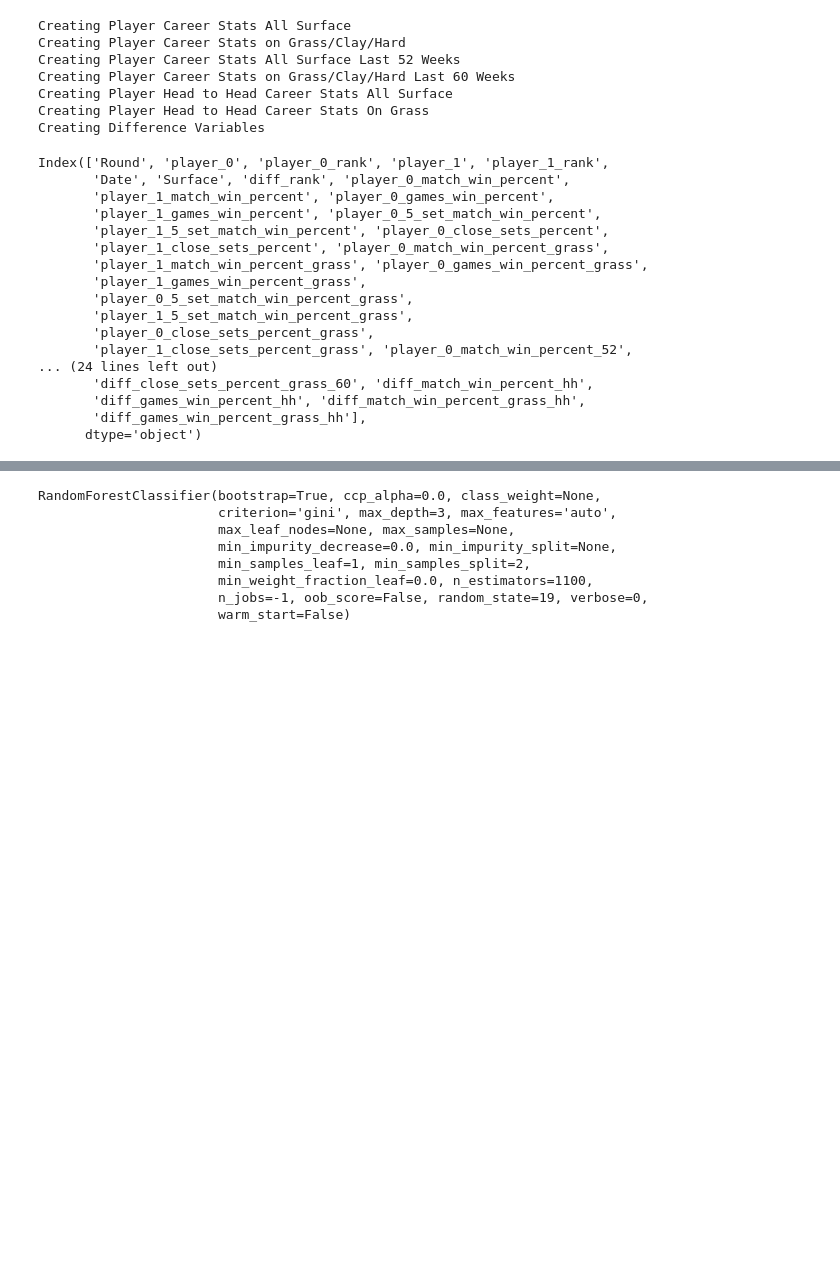
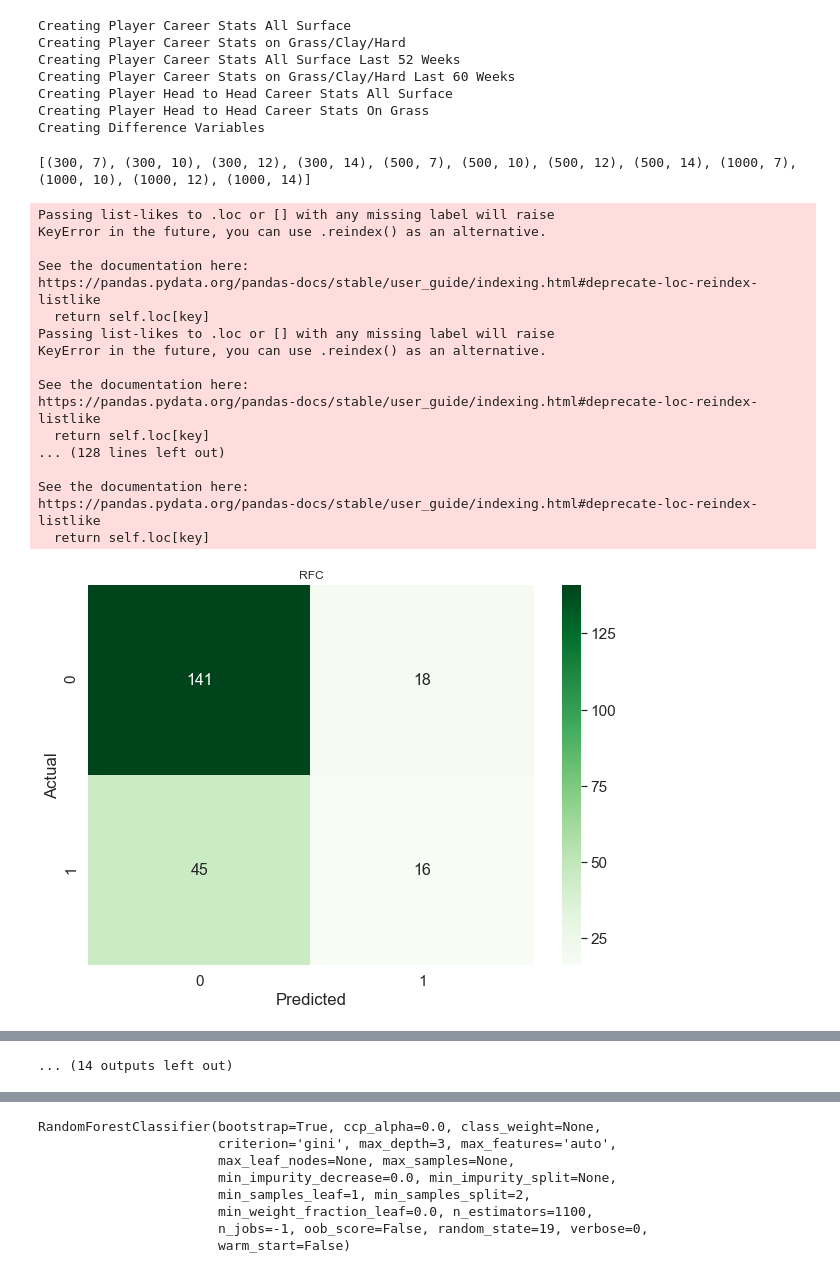
Before and after one commit to augiege/PHP2550, a Jupyter notebook: rf_wimby.ipynb, the cells around one changed output, grey strips where cells are left out. Drawn from its saved outputs; the diff is of its cells as text; code cells hidden in the pictures; blank space fills up the shorter version.

Commit message:
Outputs model results

```diff
--- a/rf_wimby.ipynb
+++ b/rf_wimby.ipynb
@@ -7,6 +7,7 @@ from sklearn.ensemble import RandomForestClassifier
 from sklearn.metrics import *
 import xgboost as xgb
 import matplotlib.pyplot as plt
+plt.rcParams["figure.figsize"] = (25,10)
 import seaborn as sns
 from ipynb.fs.full.Performance_Utilities import calculate_optimal_threshold, print_metrics
 from utils.create_features_utils import *
@@ -68,23 +69,42 @@ Creating Player Career Stats on Grass/Clay/Hard Last 60 Weeks
 Creating Player Head to Head Career Stats All Surface
 Creating Player Head to Head Career Stats On Grass
 Creating Difference Variables
-# %%
-wimby_2019.columns
-# %% [output]
-Index(['Round', 'player_0', 'player_0_rank', 'player_1', 'player_1_rank',
-       'Date', 'Surface', 'diff_rank', 'player_0_match_win_percent',
-       'player_1_match_win_percent', 'player_0_games_win_percent',
-       'player_1_games_win_percent', 'player_0_5_set_match_win_percent',
-       'player_1_5_set_match_win_percent', 'player_0_close_sets_percent',
-       'player_1_close_sets_percent', 'player_0_match_win_percent_grass',
-       'player_1_match_win_percent_grass', 'player_0_games_win_percent_grass',
-       'player_1_games_win_percent_grass',
-       'player_0_5_set_match_win_percent_grass',
-       'player_1_5_set_match_win_percent_grass',
-       'player_0_close_sets_percent_grass',
-       'player_1_close_sets_percent_grass', 'player_0_match_win_percent_52',
-... (24 lines left out)
-       'diff_close_sets_percent_grass_60', 'diff_match_win_percent_hh',
-       'diff_games_win_percent_hh', 'diff_match_win_percent_grass_hh',
-       'diff_games_win_percent_grass_hh'],
-      dtype='object')
+# %%
+n_estimators = [300, 500, 1000]
+max_depth = [7, 10, 12, 14]
+params = [(x, y) for x in n_estimators for y in max_depth]
+print(params)
+auc_ls = []
+f1_ls = []
+
+# # Random Forest
+# rfc = RandomForestClassifier(n_estimators=1100, max_depth = 3, random_state=19, n_jobs=-1)
+# rfc.fit(X_train, y_train)
+
+for i in params:
+    rfc = RandomForestClassifier(n_estimators = i[0], max_depth = i[1])
+    rfc.fit(X_train, y_train)
+    auc = print_metrics(X_test, y_test, rfc, "RFC")[2]
+    f1 = print_metrics(X_test, y_test, rfc, "RFC")[3]
+    auc_ls.append(auc)
+    f1_ls.append(f1)
+# %% [output]
+[(300, 7), (300, 10), (300, 12), (300, 14), (500, 7), (500, 10), (500, 12), (500, 14), (1000, 7), (1000, 10), (1000, 12), (1000, 14)]
+Passing list-likes to .loc or [] with any missing label will raise
+KeyError in the future, you can use .reindex() as an alternative.
+
+See the documentation here:
+https://pandas.pydata.org/pandas-docs/stable/user_guide/indexing.html#deprecate-loc-reindex-listlike
+  return self.loc[key]
+Passing list-likes to .loc or [] with any missing label will raise
+KeyError in the future, you can use .reindex() as an alternative.
+
+See the documentation here:
+https://pandas.pydata.org/pandas-docs/stable/user_guide/indexing.html#deprecate-loc-reindex-listlike
+  return self.loc[key]
+... (128 lines left out)
+
+See the documentation here:
+https://pandas.pydata.org/pandas-docs/stable/user_guide/indexing.html#deprecate-loc-reindex-listlike
+  return self.loc[key]
+[figure, added]
@@ -90,0 +120 @@ Index(['Round', 'player_0', 'player_0_rank', 'player_1', 'player_1_rank',
+... (14 outputs left out)
```
Also changed, not shown: parts of 3 cells of this notebook, 2 other files.
